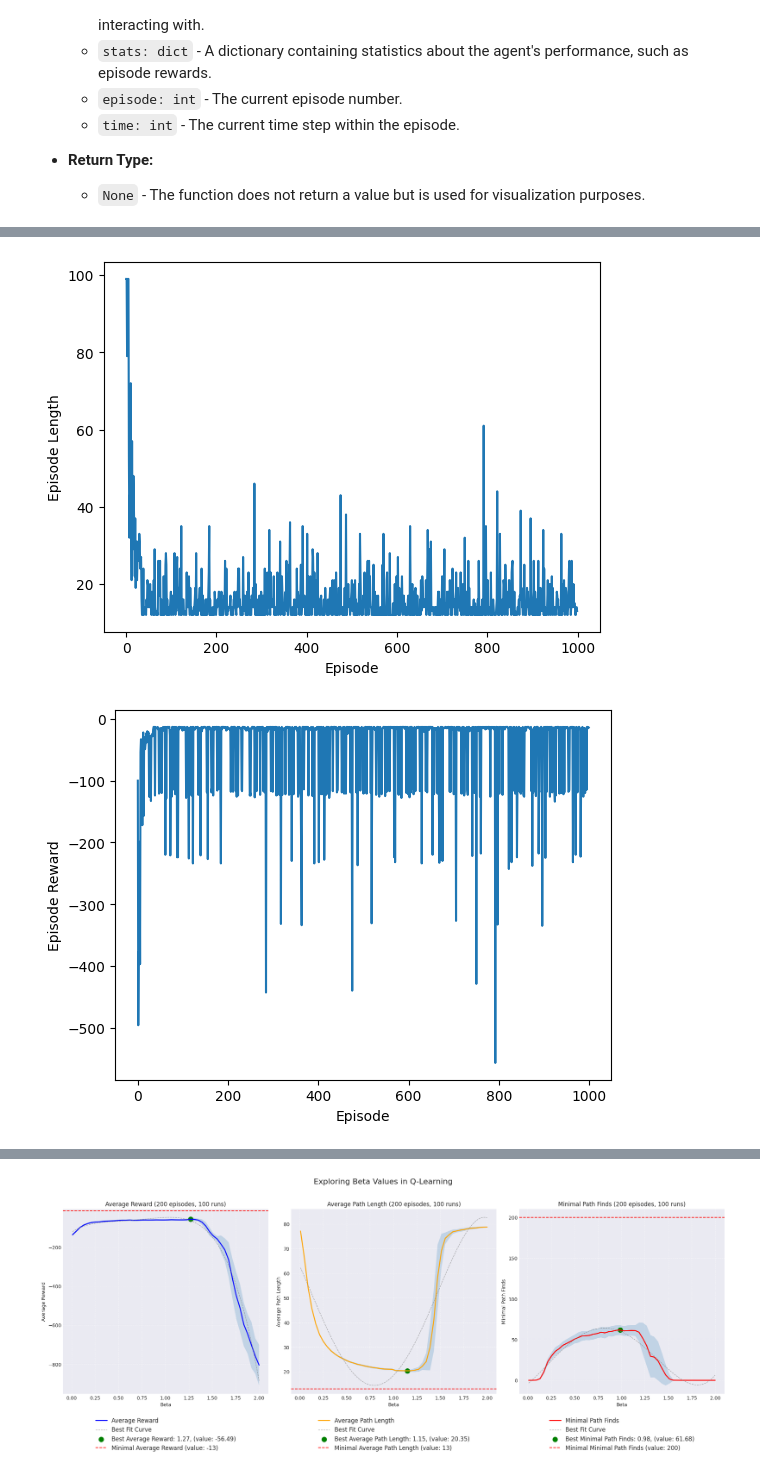
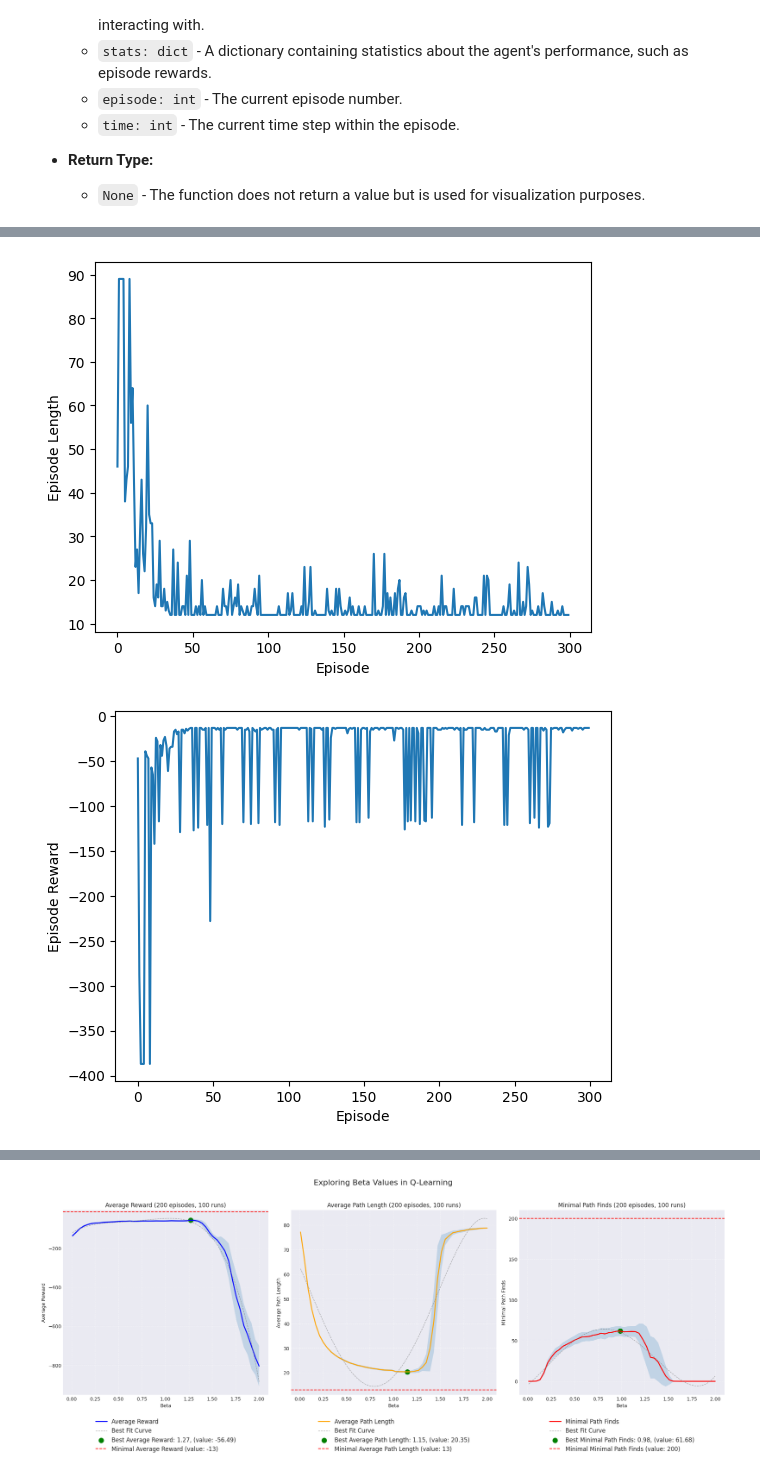
Before and after one commit to oszypczy/Q-learn-algorithm, a Jupyter notebook: lab_5.ipynb, the cells around one changed output, grey strips where cells are left out. Cells and saved outputs as stored; diff of their text form; code cells hidden in the pictures.

```diff
--- a/lab_5.ipynb
+++ b/lab_5.ipynb
@@ -197,19 +219,20 @@ def Q_learn(env : gym.Env, beta=1.0, gamma=0.9, epsilon=0.1, num_episodes=1000,
 # %%
 env = gym.make('CliffWalking-v0', render_mode='rgb_array')
 env.reset()
-Q, stats = Q_learn(env, beta=1.1)
+Q, stats = Q_learn(env, beta=1.1, gamma=0.8, epsilon=0.05, num_episodes=300, t_max=90, visualize=False)
+
 plt.plot(stats['episode_lengths'])
 plt.xlabel('Episode')
 plt.ylabel('Episode Length')
 plt.show()
 
 plt.plot(stats['episode_rewards'])
 plt.xlabel('Episode')
 plt.ylabel('Episode Reward')
 plt.show()
 # %% [output]
-[figure, old version]
+[figure, new version]
-[figure, old version]
+[figure, new version]
 # %%
 def plot_metric(ax, metric_name, metric_values, std_values, parameter_values, num_episodes, num_runs, color, parameter_name, best_index, y_line):
     ax.plot(parameter_values, metric_values, linewidth=2, label=f'{metric_name}', color=color)
```
Also changed, not shown: parts of 5 cells of this notebook.
